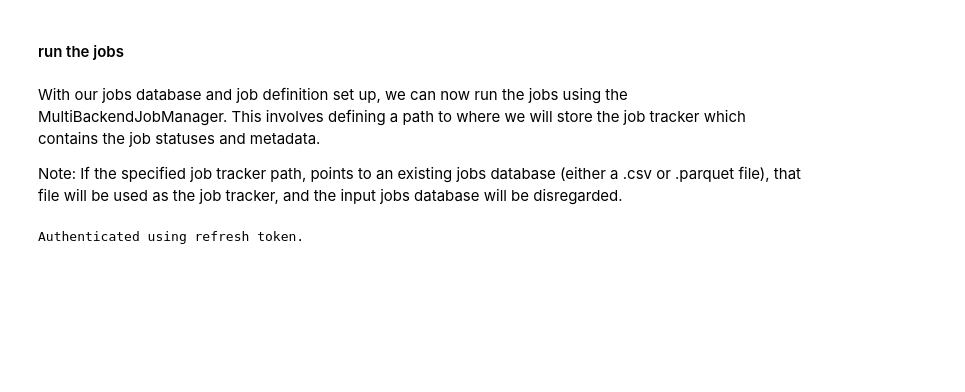
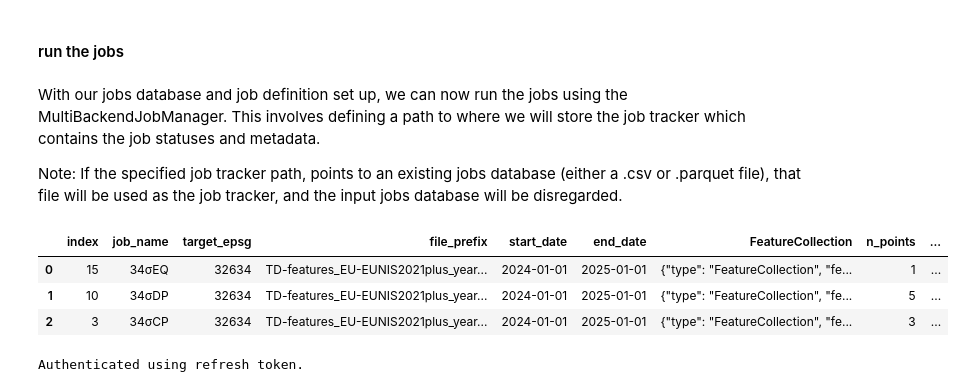
Before and after one commit to mbuchhorn/training_material, a Jupyter notebook: SONATA/step2_EVA-sPlotOpen_TP_full-feature_extraction.ipynb, the cells around one changed output. Cells and saved outputs as stored; diff of their text form; code cells hidden in the pictures; blank space fills up the shorter version.

```diff
--- a/SONATA/step2_EVA-sPlotOpen_TP_full-feature_extraction.ipynb
+++ b/SONATA/step2_EVA-sPlotOpen_TP_full-feature_extraction.ipynb
@@ -315 +327,9 @@ Note: If the specified job tracker path, points to an existing jobs database (ei
+# %%
+# just for showing
+job_df.head()
+# %% [output]
+|  | index | job_name | target_epsg | file_prefix | start_date | end_date | FeatureCollection | n_points | ... |
+| 0 | 15 | 34σEQ | 32634 | TD-features_EU-EUNIS2021plus_year... | 2024-01-01 | 2025-01-01 | {"type": "FeatureCollection", "fe... | 1 | ... |
+| 1 | 10 | 34σDP | 32634 | TD-features_EU-EUNIS2021plus_year... | 2024-01-01 | 2025-01-01 | {"type": "FeatureCollection", "fe... | 5 | ... |
+| 2 | 3 | 34σCP | 32634 | TD-features_EU-EUNIS2021plus_year... | 2024-01-01 | 2025-01-01 | {"type": "FeatureCollection", "fe... | 3 | ... |
 # %%
```
Also changed, not shown: parts of 22 cells of this notebook, 1 other file.
